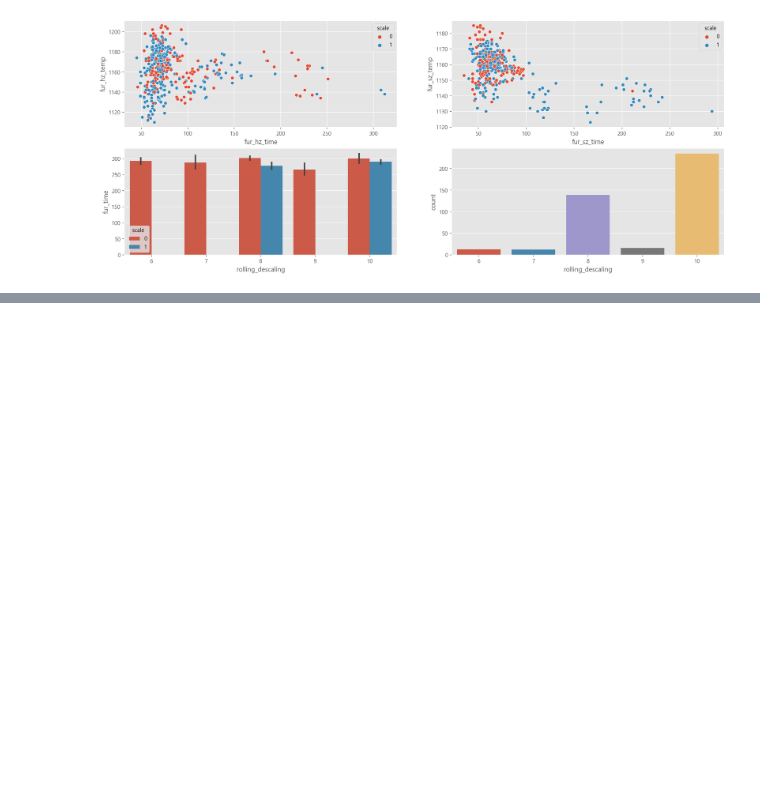
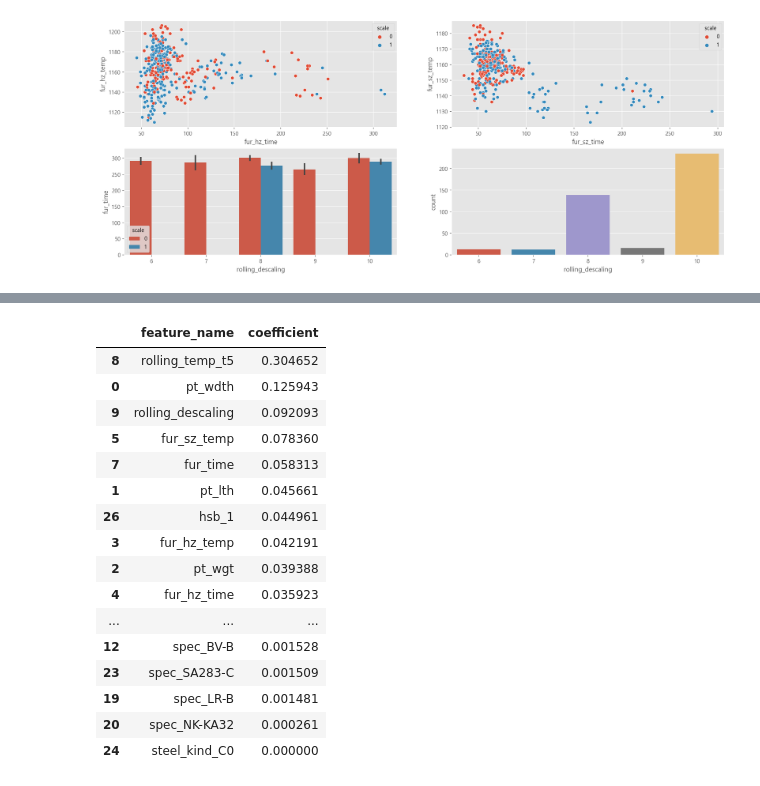
Before and after one commit to Liamns/steel_project, a Jupyter notebook: mg_project_1028.ipynb, the cells around one changed output, grey strips where cells are left out. Saved outputs shown, nothing was run; the diff lists cells and outputs as text; code cells hidden in the pictures; blank space fills up the shorter version.

```diff
--- a/mg_project_1028.ipynb
+++ b/mg_project_1028.ipynb
@@ -435,0 +481,4 @@ print(result.to_string())
+# %%
+x = pd.DataFrame(main_04.iloc[:, 1:])
+y = pd.DataFrame(main_03.loc[:, 'scale'])
+x.columns
@@ -435,0 +557,21 @@ print(result.to_string())
+# %%
+importance = pd.DataFrame({'feature_name' : x.columns, 'coefficient' : rf.feature_importances_})
+importance.sort_values(by='coefficient', ascending=False)
+# %% [output]
+|  | feature_name | coefficient |
+| 8 | rolling_temp_t5 | 0.304652 |
+| 0 | pt_wdth | 0.125943 |
+| 9 | rolling_descaling | 0.092093 |
+| 5 | fur_sz_temp | 0.078360 |
+| 7 | fur_time | 0.058313 |
+| 1 | pt_lth | 0.045661 |
+| 26 | hsb_1 | 0.044961 |
+| 3 | fur_hz_temp | 0.042191 |
+| 2 | pt_wgt | 0.039388 |
+| 4 | fur_hz_time | 0.035923 |
+| ... | ... | ... |
+| 12 | spec_BV-B | 0.001528 |
+| 23 | spec_SA283-C | 0.001509 |
+| 19 | spec_LR-B | 0.001481 |
+| 20 | spec_NK-KA32 | 0.000261 |
+| 24 | steel_kind_C0 | 0.000000 |
```
Also changed, not shown: parts of 25 cells of this notebook.
